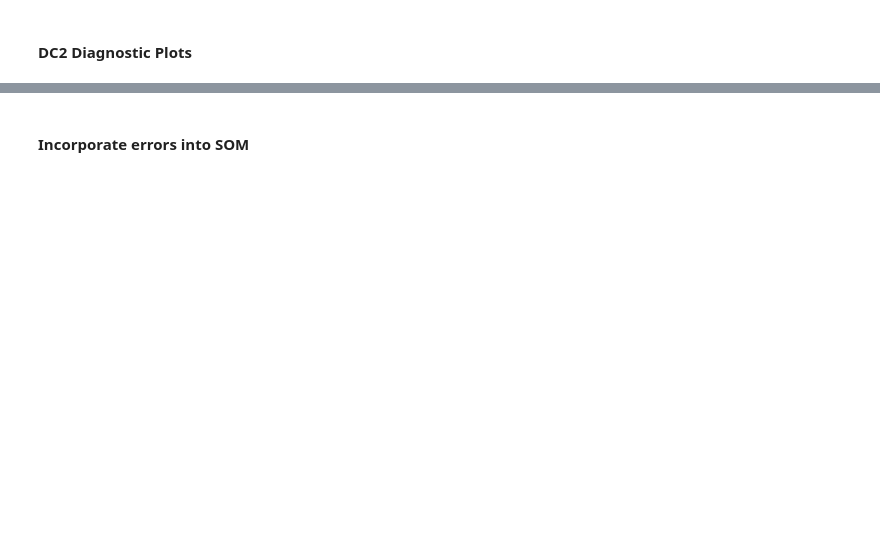
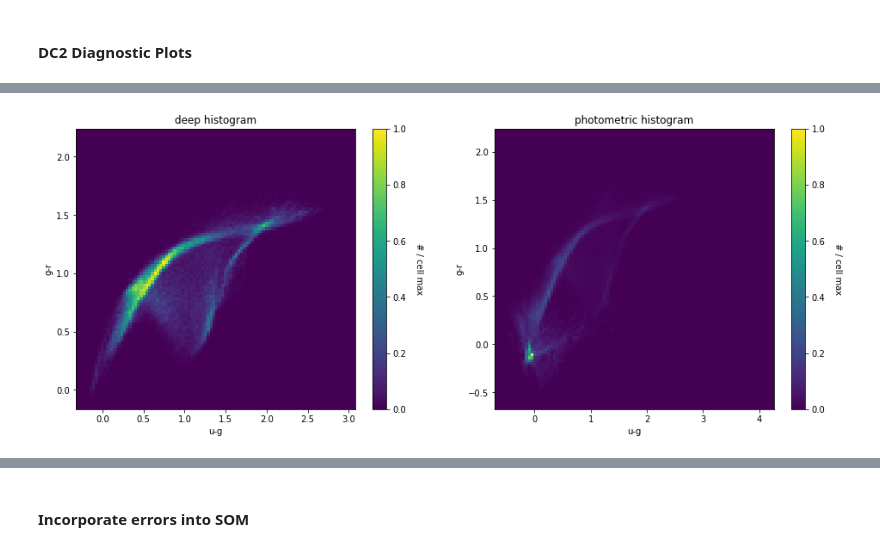
Before and after one commit to LSSTDESC/pz_bayes, a Jupyter notebook: notebooks/feature_likelihood.ipynb, the cells around one changed output, grey strips where cells are left out. Cells and saved outputs as stored; diff of their text form; code cells hidden in the pictures; blank space fills up the shorter version.

```diff
--- a/notebooks/feature_likelihood.ipynb
+++ b/notebooks/feature_likelihood.ipynb
@@ -256,0 +228,4 @@ som.plot_sed_in_cell(dc2_mags, som_indices, cols, rng, idx=(0, 23))
+# %%
+som.deep_phot_hist2d(dc2_deep_colors, dc2_phot_colors, cols=['u-g', 'g-r'], bins=np.abs(res))
+# %% [output]
+[figure, added]
```
Also changed, not shown: parts of 65 cells of this notebook.
